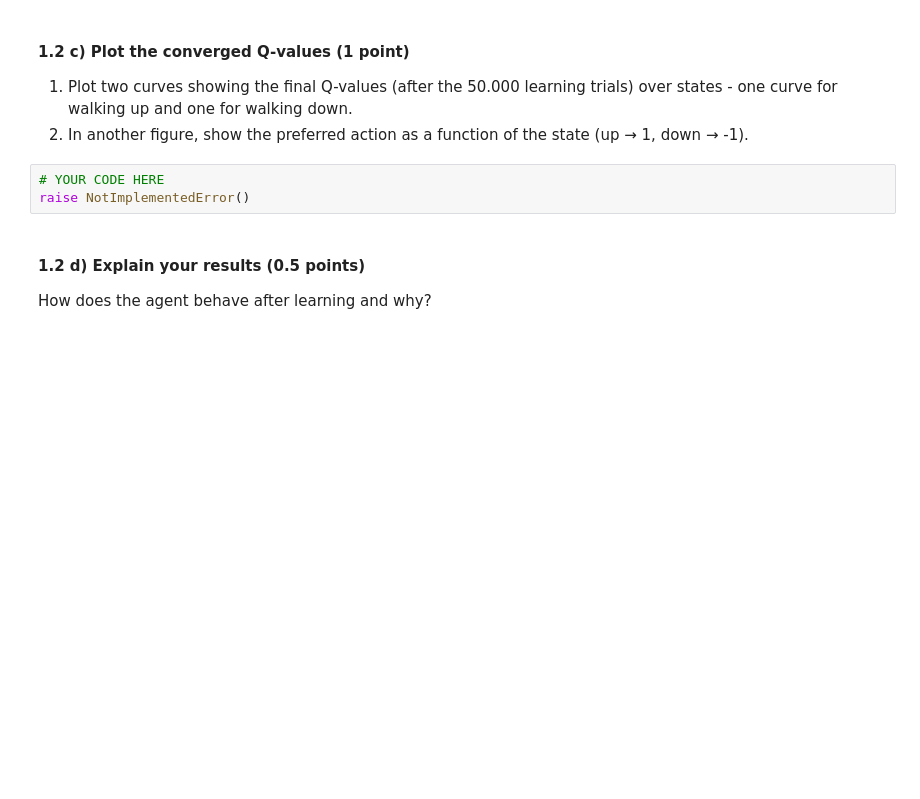
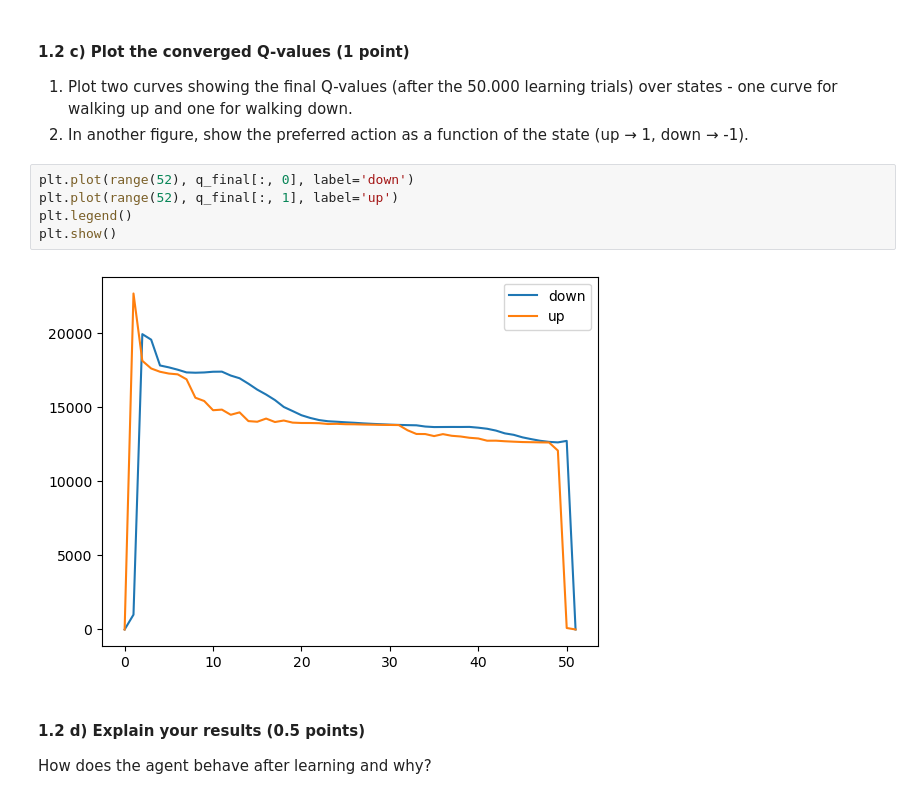
Before and after one commit to lfogarty98/mhbf_pt, a Jupyter notebook: 8-rl-part-II/rl-part-II.ipynb, the cells around one changed output. Drawn from its saved outputs; the diff is of its cells as text; blank space fills up the shorter version.

```diff
--- a/8-rl-part-II/rl-part-II.ipynb
+++ b/8-rl-part-II/rl-part-II.ipynb
@@ -187,9 +185,13 @@ YOUR ANSWER HERE
 
 1. Plot two curves showing the final Q-values (after the 50.000 learning trials) over states - one curve for walking up and one for walking down.
 2. In another figure, show the preferred action as a function of the state (up → 1, down → -1).
-# %%
-# YOUR CODE HERE
-raise NotImplementedError()
+# %%
+plt.plot(range(52), q_final[:, 0], label='down')
+plt.plot(range(52), q_final[:, 1], label='up')
+plt.legend()
+plt.show()
+# %% [output]
+[figure, added]
 # %% [markdown]
 #### 1.2 d) Explain your results (0.5 points)
 
```
Also changed, not shown: parts of 3 cells of this notebook.
